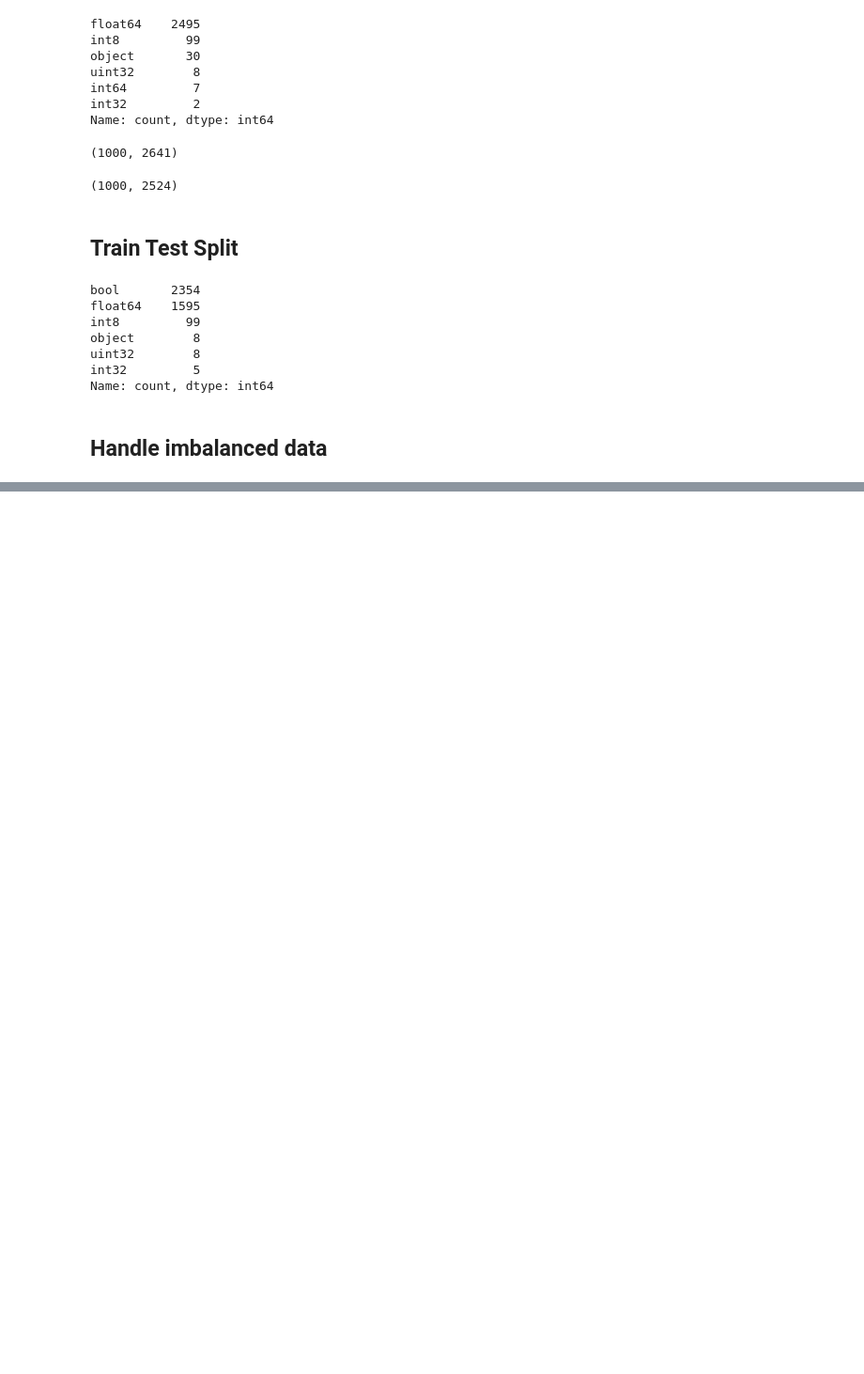
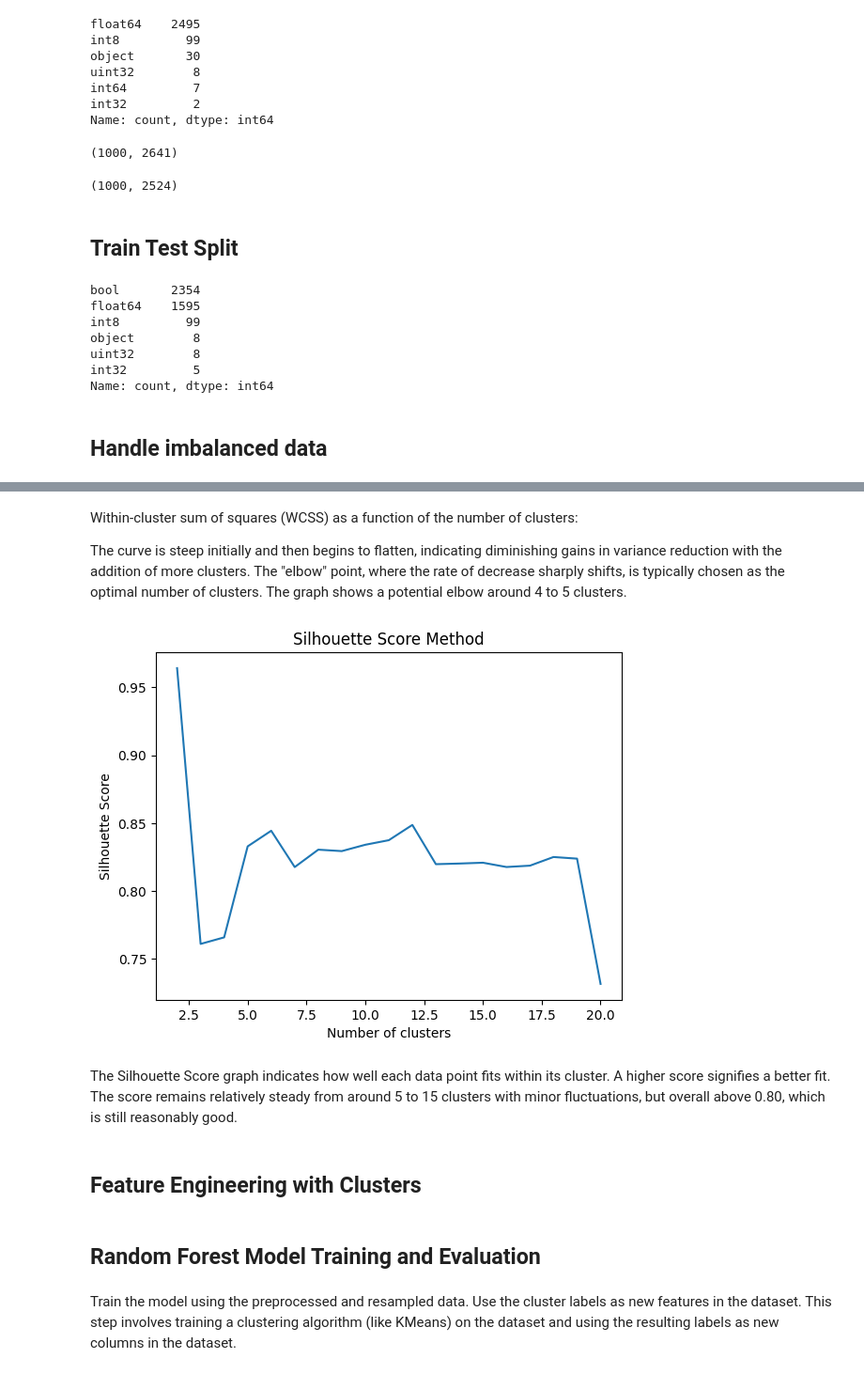
Before and after one commit to DataScienceAndEngineering/machine-learning-dse-i210-final-project-credit-risk, a Jupyter notebook: notebooks/SG_Random_Forest.ipynb, the cells around one changed output, grey strips where cells are left out. Shown at 94% size. Saved outputs shown, nothing was run; the diff lists cells and outputs as text; code cells hidden in the pictures; blank space fills up the shorter version.

```diff
--- a/notebooks/SG_Random_Forest.ipynb
+++ b/notebooks/SG_Random_Forest.ipynb
@@ -208,0 +243,26 @@ X_train_res, y_train_res = sm.fit_resample(X_train, y_train)
+# %% [markdown]
+Within-cluster sum of squares (WCSS) as a function of the number of clusters:
+
+The curve is steep initially and then begins to flatten, indicating diminishing gains in variance reduction with the addition of more clusters.
+The "elbow" point, where the rate of decrease sharply shifts, is typically chosen as the optimal number of clusters. The graph shows a potential elbow around 4 to 5 clusters.
+# %%
+from sklearn.metrics import silhouette_score
+
+silhouette_scores = []
+for i in range(2, 21):
+    kmeans = KMeans(n_clusters=i, random_state=28)
+    kmeans.fit(X)
+    score = silhouette_score(X, kmeans.labels_)
+    silhouette_scores.append(score)
+
+plt.plot(range(2, 21), silhouette_scores)
+plt.title('Silhouette Score Method')
+plt.xlabel('Number of clusters')
+plt.ylabel('Silhouette Score')
+plt.show()
+# %% [output]
+[figure, added]
+# %% [markdown]
+The Silhouette Score graph indicates how well each data point fits within its cluster. A higher score signifies a better fit. The score remains relatively steady from around 5 to 15 clusters with minor fluctuations, but overall above 0.80, which is still reasonably good.
+# %% [markdown]
+## Feature Engineering with Clusters
@@ -208,0 +274,4 @@ X_train_res, y_train_res = sm.fit_resample(X_train, y_train)
+# %% [markdown]
+## Random Forest Model Training and Evaluation
+# %% [markdown]
+Train the model using the preprocessed and resampled data. Use the cluster labels as new features in the dataset. This step involves training a clustering algorithm (like KMeans) on the dataset and using the resulting labels as new columns in the dataset.
```
Also changed, not shown: parts of 16 cells of this notebook.
